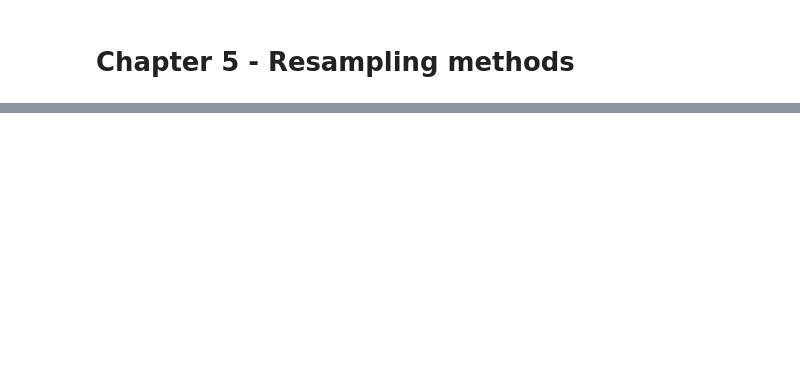
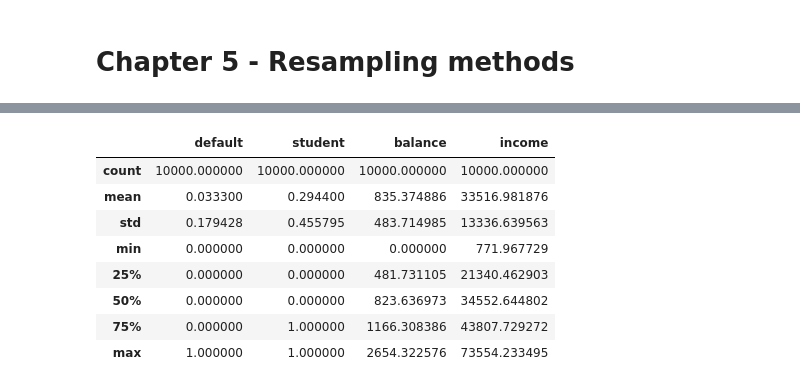
Before and after one commit to Osw1997/An-Introduction-to-Statistical-Learning, a Jupyter notebook: Scripts/Resampling methods/applied_exercises_ch5_resampling_methods.ipynb, the cells around one changed output, grey strips where cells are left out. Saved outputs shown, nothing was run; the diff lists cells and outputs as text; code cells hidden in the pictures; blank space fills up the shorter version.

```diff
--- a/Scripts/Resampling methods/applied_exercises_ch5_resampling_methods.ipynb
+++ b/Scripts/Resampling methods/applied_exercises_ch5_resampling_methods.ipynb
@@ -41,0 +53,3 @@ rate.
+# %%
+default = pd.read_csv('drive/MyDrive/itsl_datasets/Default.csv')
+default.columns
@@ -41,0 +79,16 @@ rate.
+# %%
+# One Hot Encoding
+default_ohe = default.copy()
+default_ohe['default'] = pd.get_dummies(default_ohe['default']).drop('No', axis=1)
+default_ohe['student'] = pd.get_dummies(default_ohe['student']).drop('No', axis=1)
+default_ohe.describe()
+# %% [output]
+|  | default | student | balance | income |
+| count | 10000.000000 | 10000.000000 | 10000.000000 | 10000.000000 |
+| mean | 0.033300 | 0.294400 | 835.374886 | 33516.981876 |
+| std | 0.179428 | 0.455795 | 483.714985 | 13336.639563 |
+| min | 0.000000 | 0.000000 | 0.000000 | 771.967729 |
+| 25% | 0.000000 | 0.000000 | 481.731105 | 21340.462903 |
+| 50% | 0.000000 | 0.000000 | 823.636973 | 34552.644802 |
+| 75% | 0.000000 | 1.000000 | 1166.308386 | 43807.729272 |
+| max | 1.000000 | 1.000000 | 2654.322576 | 73554.233495 |
```
Also changed, not shown: parts of 13 cells of this notebook.
